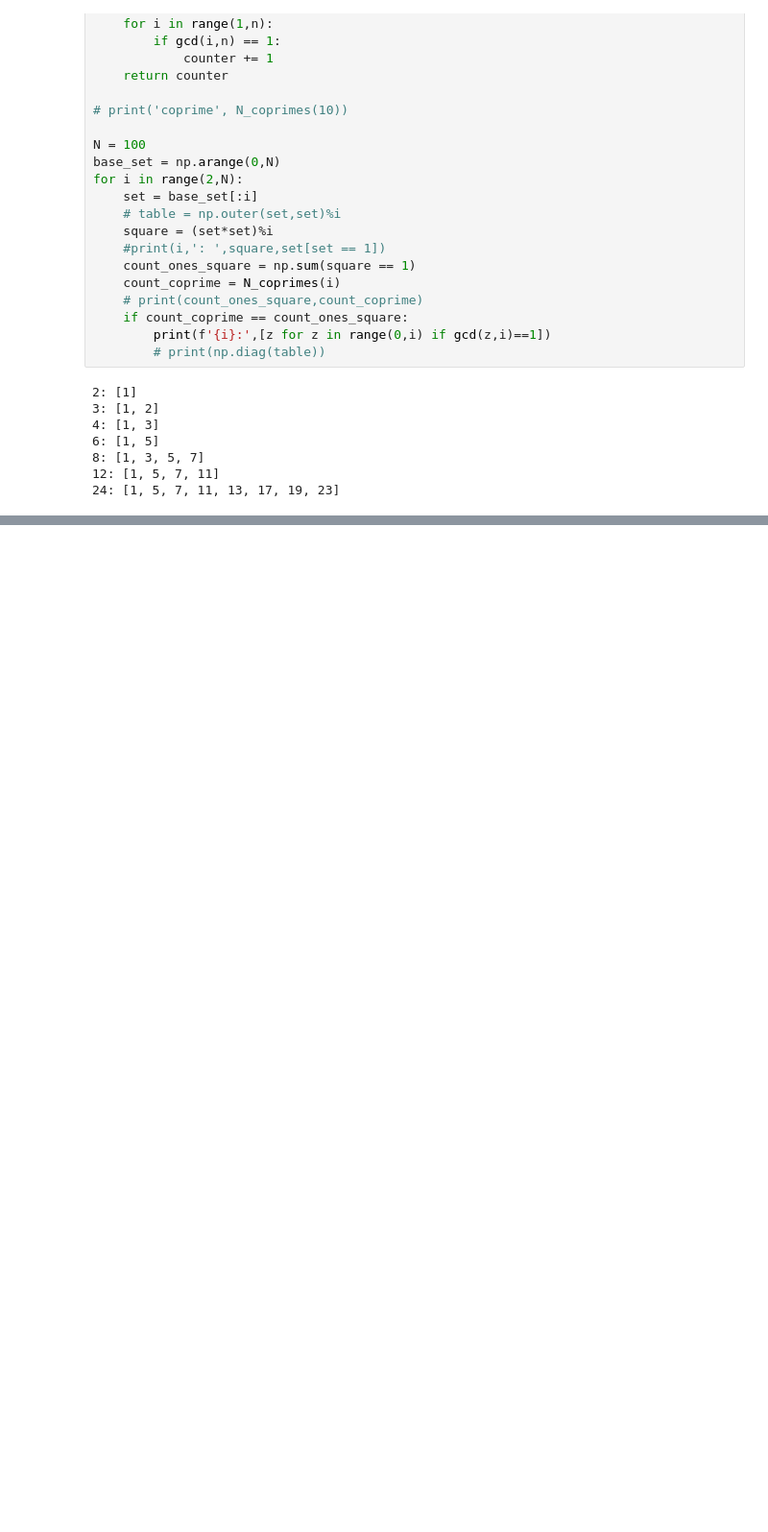
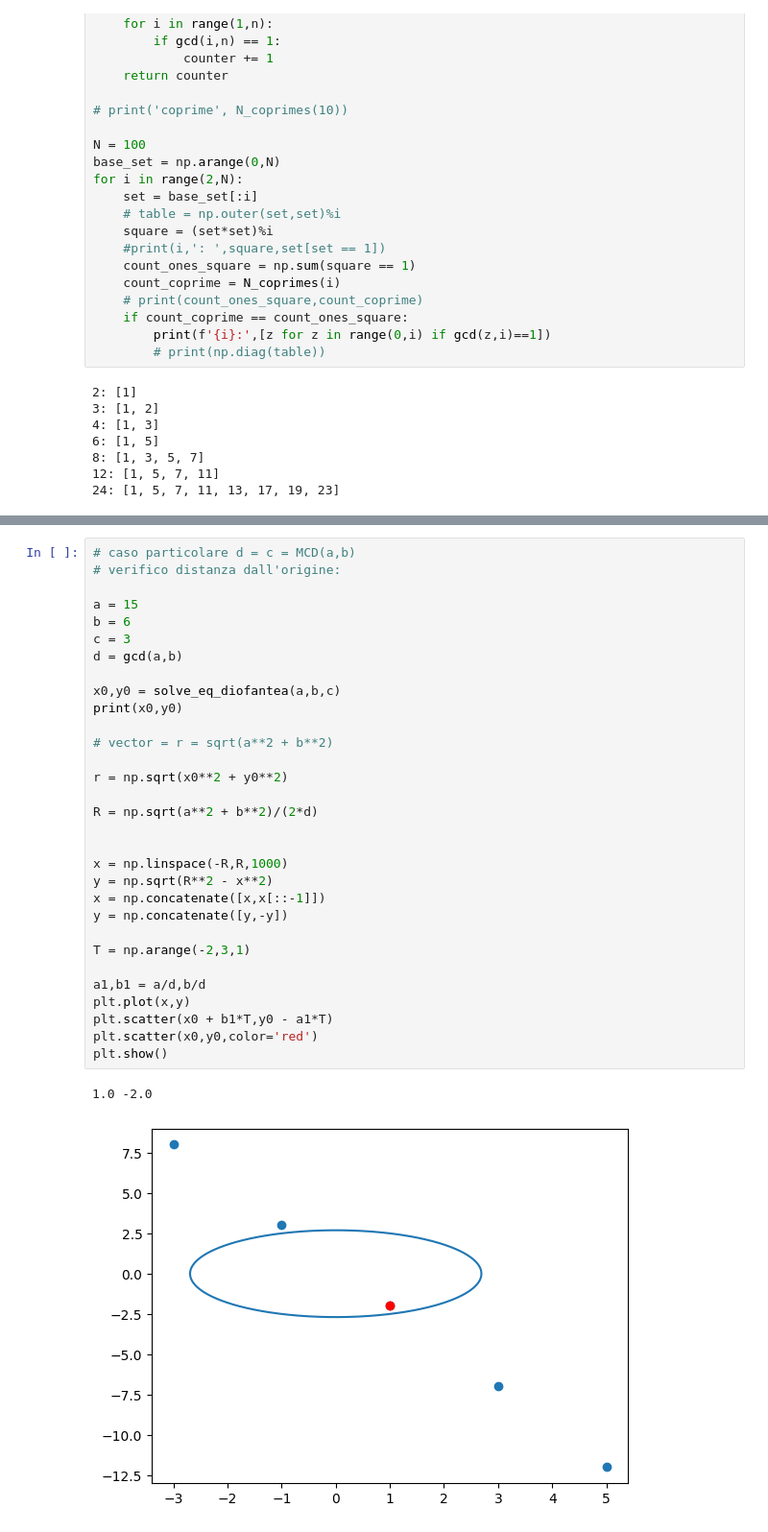
Before and after one commit to CarminatiGiovanni/free-time, a Jupyter notebook: algebra.ipynb, the cells around one changed output, grey strips where cells are left out. Shown at 96% size. Saved outputs shown, nothing was run; the diff lists cells and outputs as text; blank space fills up the shorter version.

```diff
--- a/piramide_numeri.ipynb
+++ b/algebra.ipynb
@@ -435,0 +497,34 @@ for i in range(2,N):
+# %%
+# caso particolare d = c = MCD(a,b)
+# verifico distanza dall'origine:
+
+a = 15
+b = 6
+c = 3
+d = gcd(a,b)
+
+x0,y0 = solve_eq_diofantea(a,b,c)
+print(x0,y0)
+
+# vector = r = sqrt(a**2 + b**2)
+
+r = np.sqrt(x0**2 + y0**2)
+
+R = np.sqrt(a**2 + b**2)/(2*d)
+
+
+x = np.linspace(-R,R,1000)
+y = np.sqrt(R**2 - x**2)
+x = np.concatenate([x,x[::-1]])
+y = np.concatenate([y,-y])
+
+T = np.arange(-2,3,1)
+
+a1,b1 = a/d,b/d
+plt.plot(x,y)
+plt.scatter(x0 + b1*T,y0 - a1*T)
+plt.scatter(x0,y0,color='red')
+plt.show()
+# %% [output]
+1.0 -2.0
+[figure, added]
```
Also changed, not shown: parts of 6 cells of this notebook, 16 other files.
